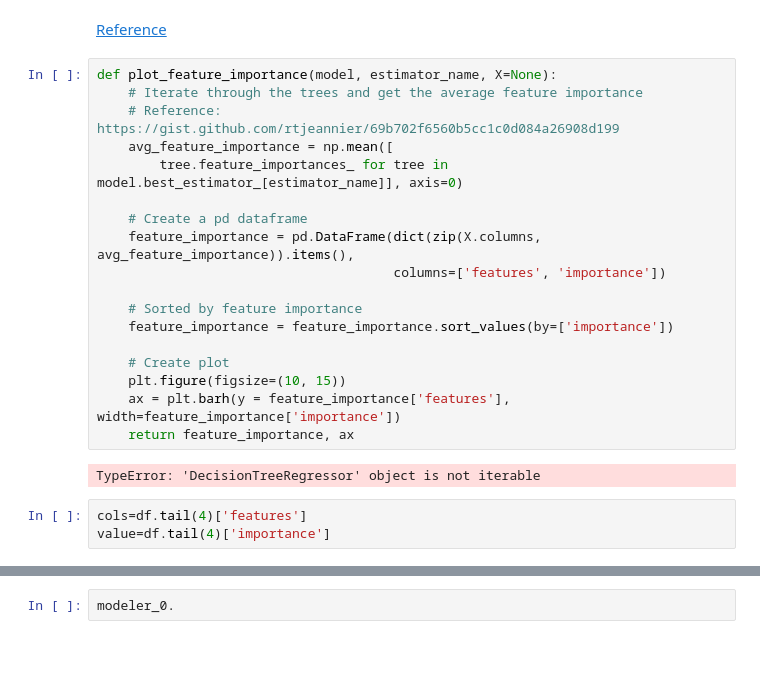
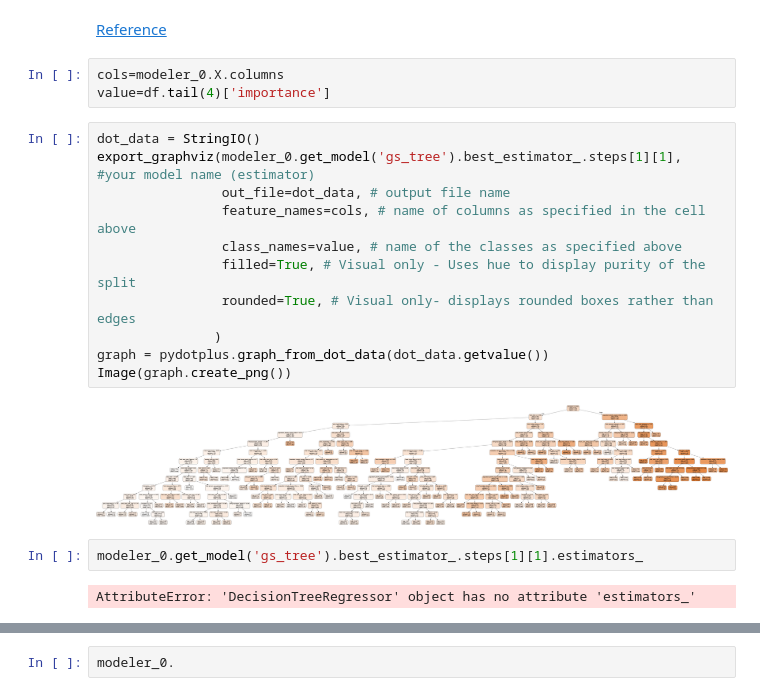
Before and after one commit to FredaXin/capstone, a Jupyter notebook: code/05_modeling.ipynb, the cells around one changed output, grey strips where cells are left out. Cells and saved outputs as stored; diff of their text form; blank space fills up the shorter version.

Commit message:
added tree plot

```diff
--- a/code/05_modeling.ipynb
+++ b/code/05_modeling.ipynb
@@ -764,27 +764,24 @@ df, ax = plot_feature_importance(modeler_0.get_model('gs_bag'), 'bag',  X=modele
 ### Visualize decision tree
 # %% [markdown]
 [Reference](https://graphviz.readthedocs.io/en/stable/)
-# %%
-def plot_feature_importance(model, estimator_name, X=None):
-    # Iterate through the trees and get the average feature importance
-    # Reference: https://gist.github.com/rtjeannier/69b702f6560b5cc1c0d084a26908d199
-    avg_feature_importance = np.mean([
-        tree.feature_importances_ for tree in model.best_estimator_[estimator_name]], axis=0)
-
-    # Create a pd dataframe
-    feature_importance = pd.DataFrame(dict(zip(X.columns, avg_feature_importance)).items(),
-                                      columns=['features', 'importance'])
-
-    # Sorted by feature importance
-    feature_importance = feature_importance.sort_values(by=['importance'])
-
-    # Create plot
-    plt.figure(figsize=(10, 15))
-    ax = plt.barh(y = feature_importance['features'], width=feature_importance['importance'])
-    return feature_importance, ax
-# %% [output]
-TypeError: 'DecisionTreeRegressor' object is not iterable
 # %%
-cols=df.tail(4)['features']
+cols=modeler_0.X.columns
 value=df.tail(4)['importance']
+# %%
+dot_data = StringIO()
+export_graphviz(modeler_0.get_model('gs_tree').best_estimator_.steps[1][1], #your model name (estimator)
+                out_file=dot_data, # output file name
+                feature_names=cols, # name of columns as specified in the cell above
+                class_names=value, # name of the classes as specified above
+                filled=True, # Visual only - Uses hue to display purity of the split
+                rounded=True, # Visual only- displays rounded boxes rather than edges
+               )
+graph = pydotplus.graph_from_dot_data(dot_data.getvalue())
+Image(graph.create_png())
+# %% [output]
+[figure, added]
+# %%
+modeler_0.get_model('gs_tree').best_estimator_.steps[1][1].estimators_
+# %% [output]
+AttributeError: 'DecisionTreeRegressor' object has no attribute 'estimators_'
 # %%
```
Also changed, not shown: parts of 2 cells of this notebook.
